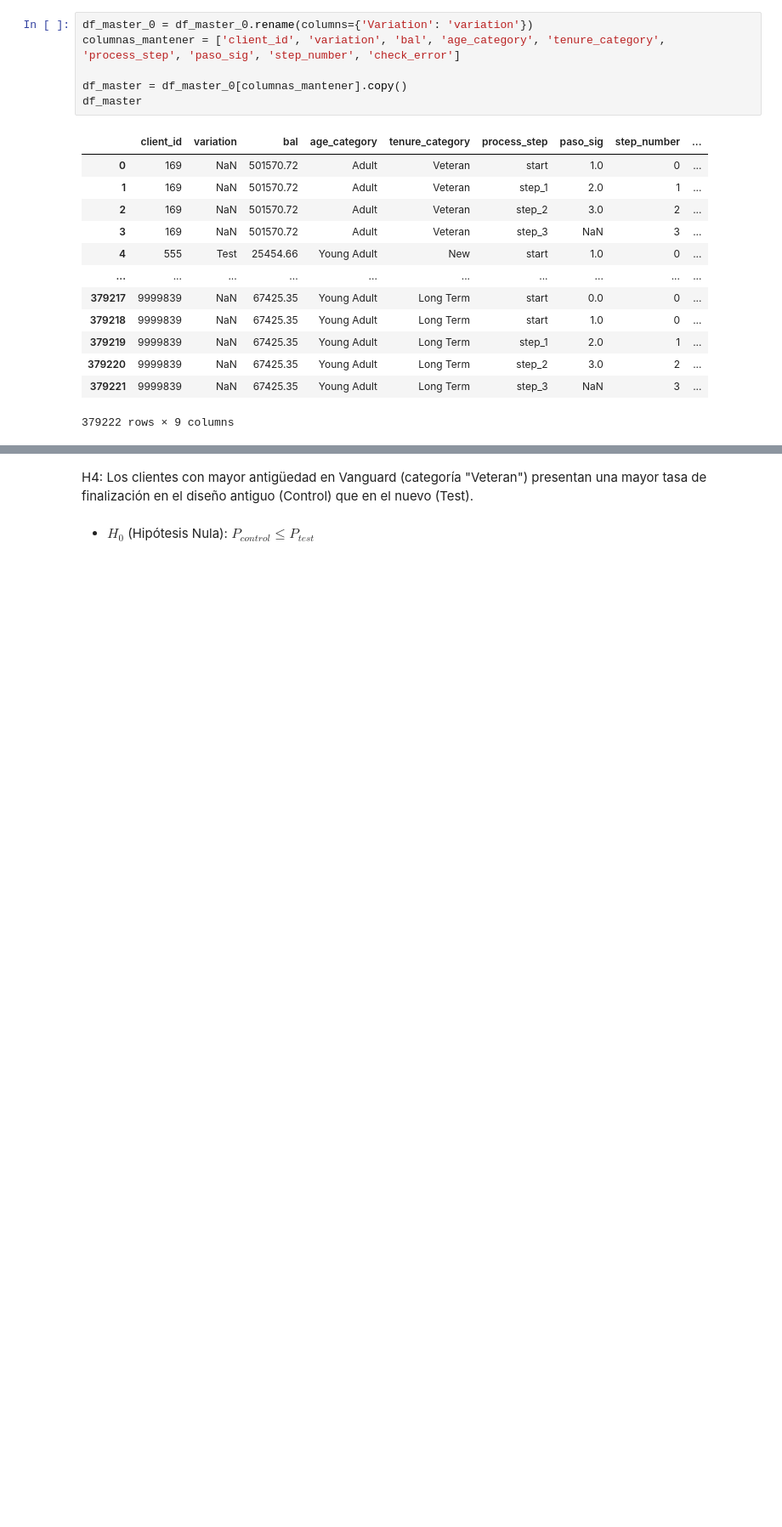
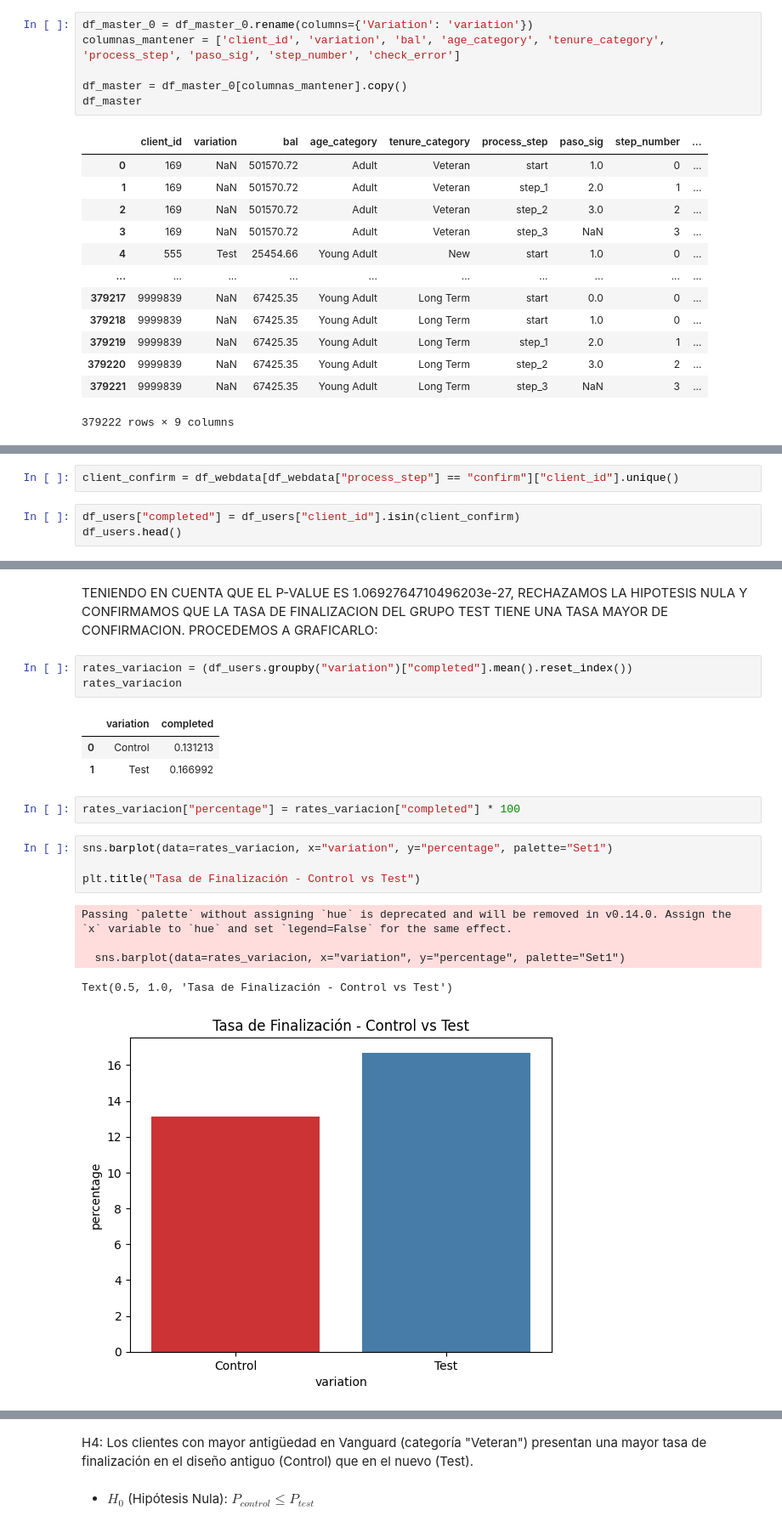
Before and after one commit to bperezlovisolo/Proyecto_4, a Jupyter notebook: notebooks/proyecto.ipynb, the cells around one changed output, grey strips where cells are left out. Shown at 85% size. Drawn from its saved outputs; the diff is of its cells as text; blank space fills up the shorter version.

```diff
--- a/notebooks/proyecto.ipynb
+++ b/notebooks/proyecto.ipynb
@@ -154,0 +170,5 @@ df_master
+# %%
+client_confirm = df_webdata[df_webdata["process_step"] == "confirm"]["client_id"].unique()
+# %%
+df_users["completed"] = df_users["client_id"].isin(client_confirm)
+df_users.head()
@@ -154,0 +205,22 @@ df_master
+# %% [markdown]
+TENIENDO EN CUENTA QUE EL P-VALUE ES 1.0692764710496203e-27, RECHAZAMOS LA HIPOTESIS NULA Y CONFIRMAMOS QUE LA TASA DE FINALIZACION DEL GRUPO TEST TIENE UNA TASA MAYOR DE CONFIRMACION.
+PROCEDEMOS A GRAFICARLO:
+# %%
+rates_variacion = (df_users.groupby("variation")["completed"].mean().reset_index())
+rates_variacion
+# %% [output]
+|  | variation | completed |
+| 0 | Control | 0.131213 |
+| 1 | Test | 0.166992 |
+# %%
+rates_variacion["percentage"] = rates_variacion["completed"] * 100
+# %%
+sns.barplot(data=rates_variacion, x="variation", y="percentage", palette="Set1")
+
+plt.title("Tasa de Finalización - Control vs Test")
+# %% [output]
+Passing `palette` without assigning `hue` is deprecated and will be removed in v0.14.0. Assign the `x` variable to `hue` and set `legend=False` for the same effect.
+
+  sns.barplot(data=rates_variacion, x="variation", y="percentage", palette="Set1")
+Text(0.5, 1.0, 'Tasa de Finalización - Control vs Test')
+[figure, added]
```
Also changed, not shown: parts of 33 cells of this notebook.
